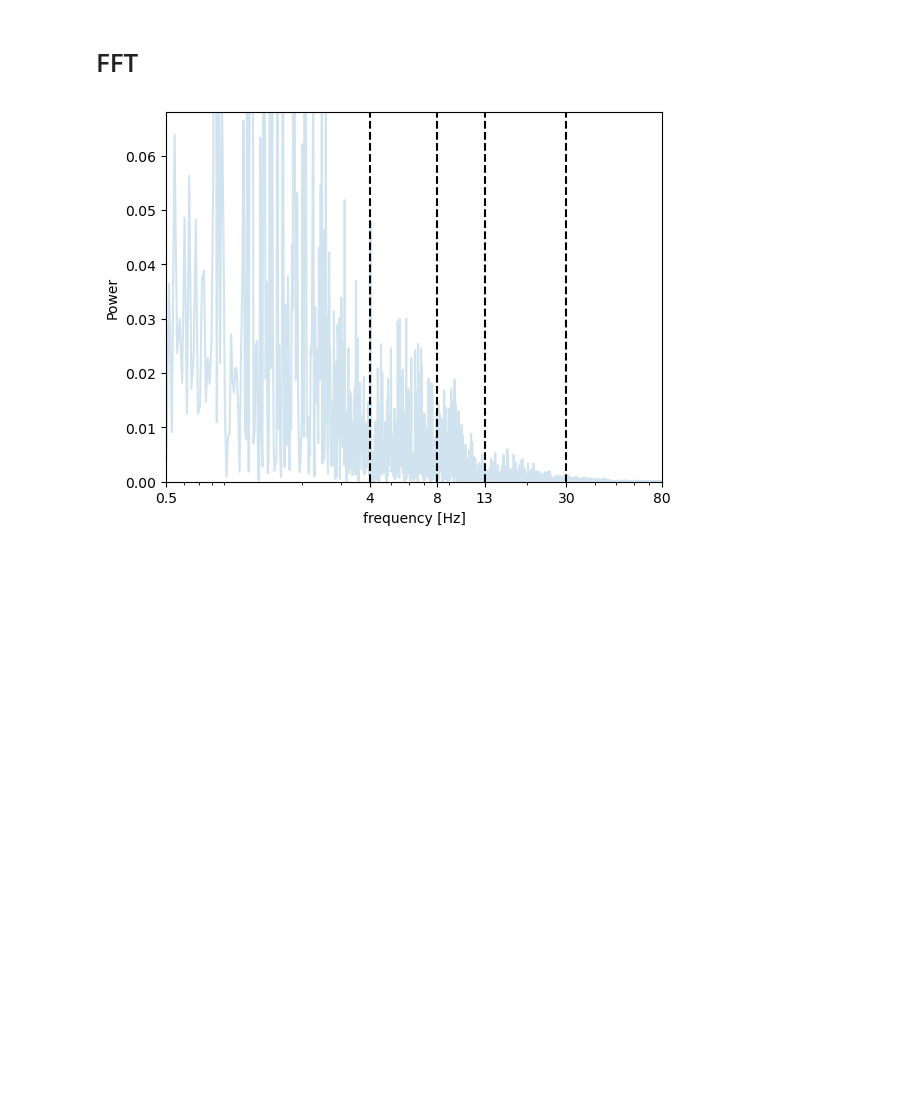
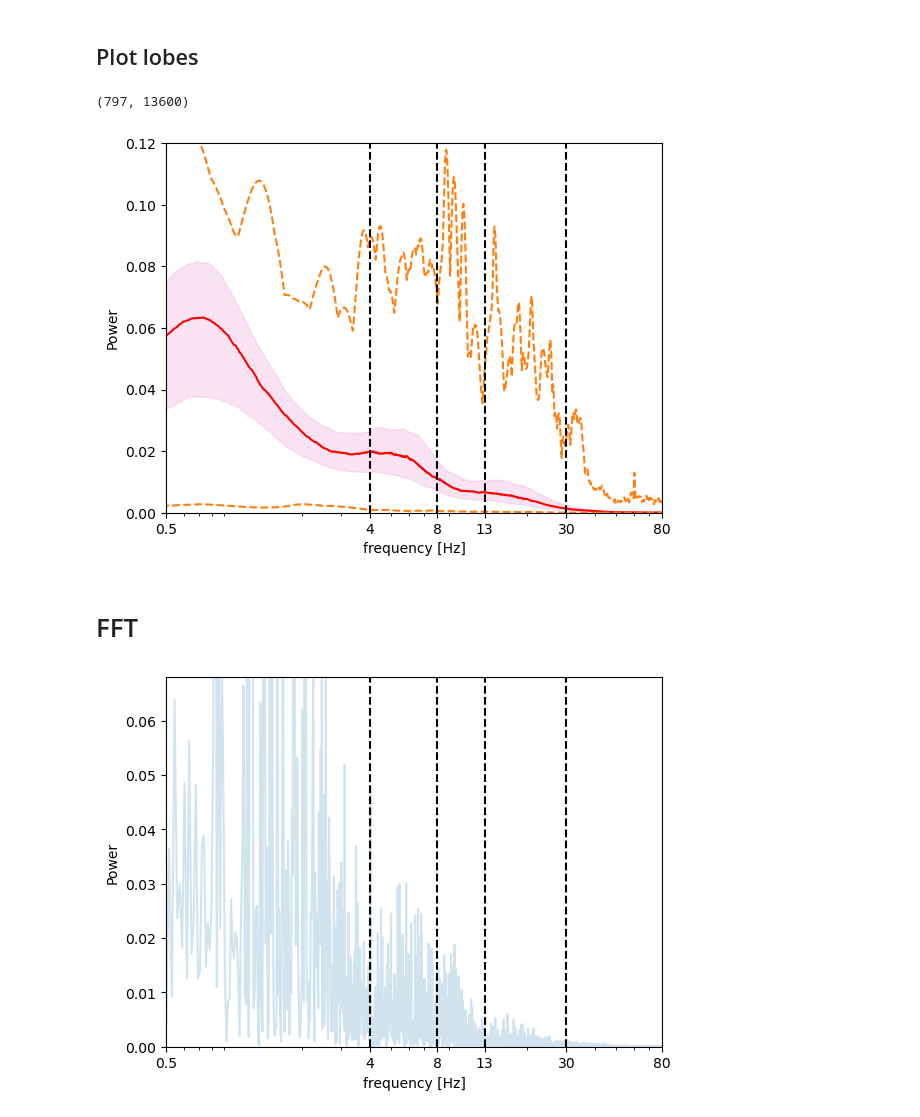
Before and after one commit to mcespedes99/HippiEEGAtlas, a Jupyter notebook: code/DSP/Spectrum.ipynb, the cells around one changed output. Drawn from its saved outputs; the diff is of its cells as text; code cells hidden in the pictures; blank space fills up the shorter version.

```diff
--- a/code/DSP/Spectrum.ipynb
+++ b/code/DSP/Spectrum.ipynb
@@ -114,0 +171,18 @@ fig.show()
+# %% [markdown]
+## Plot lobes
+# %%
+regionsInfo = pd.read_csv('/media/mcespedes/MauricioCT_Drive/Documents/Master/Projects/Atlas_Normal_iEEG/Downloaded_Atlas/MNI Open iEEG Atlas/Information/RegionInformation.csv')
+# %%
+regionLabels = [region[1:-1] for region in regionsInfo[regionsInfo.Lobe == 'Frontal']['Region name']]
+# %%
+channel_data = findRegionData(regionLabels,regionName, channelRegion, EEGdata)
+# %%
+channel_data.shape
+# %% [output]
+(797, 13600)
+# %%
+f, welchpow = welchMethod(channel_data, srate)
+# %%
+plotPaperFigures(f, welchpow)
+# %% [output]
+[figure, added]
```
Also changed, not shown: parts of 24 cells of this notebook.
